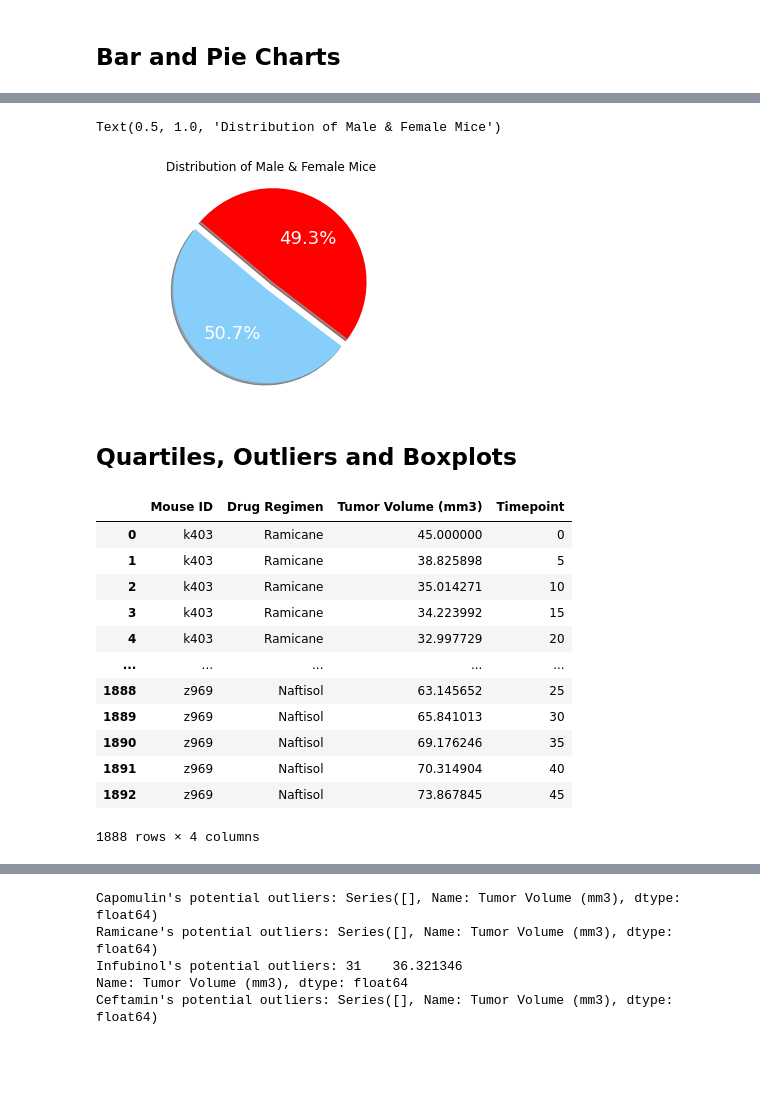
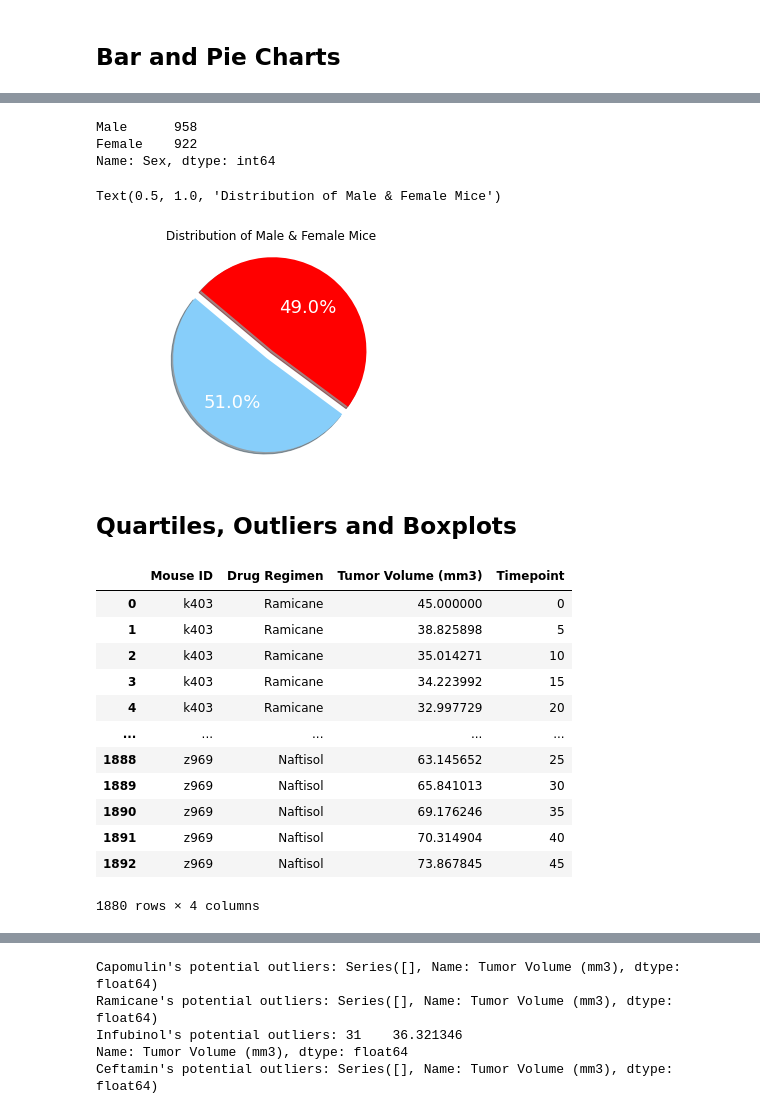
Before and after one commit to dorisakpovwa/Matplotlib_challenge, a Jupyter notebook: Pymaceuticals/pymaceuticals_starter.ipynb, the cells around one changed output, grey strips where cells are left out. Cells and saved outputs as stored; diff of their text form; code cells hidden in the pictures; blank space fills up the shorter version.

```diff
--- a/Pymaceuticals/pymaceuticals_starter.ipynb
+++ b/Pymaceuticals/pymaceuticals_starter.ipynb
@@ -311,28 +247,32 @@ plt.show()
 # %%
-newmousedata_pie_py= newmousedata['Sex'].value_counts()
+newmousedata_pie_py= clean_mousedata['Sex'].value_counts()
+newmousedata_pie_py
+# %% [output]
+Male      958
+Female    922
+Name: Sex, dtype: int64
 # %%
 #create the piechart based upon the values below
 # Automatically find the percentage of each part of the pie chart
 Mice = ["Male", "Female"]
-Number = [958, 930]
+Number = [958, 922]
 colors = ["lightskyblue", "red"]
 # separate the male section in the pie chart
 explode = (0.1, 0)
 plt.pie(Number, explode=explode, labels=Mice, colors=colors, autopct="%1.1f%%", shadow=True, startangle=140, textprops={"color":"w", "size":18})
 plt.axis("equal")
 plt.title ("Distribution of Male & Female Mice")
 # %% [output]
 Text(0.5, 1.0, 'Distribution of Male & Female Mice')
-[figure, old version]
+[figure, new version]
 # %% [markdown]
 ## Quartiles, Outliers and Boxplots
 # %%
 # Calculate the final tumor volume of each mouse across four of the treatment regimens:
 # Capomulin, Ramicane, Infubinol, and Ceftamin
-# Start by getting the last (greatest) timepoint for each mouse
 
 # filter the dataframe down to relevant columns for the chart: Drug Regimen & Timepoint
-newmousedata_tvol = newmousedata[['Mouse ID', 'Drug Regimen', 'Tumor Volume (mm3)', 'Timepoint']]
+newmousedata_tvol = clean_mousedata[['Mouse ID', 'Drug Regimen', 'Tumor Volume (mm3)', 'Timepoint']]
 newmousedata_tvol
 # %% [output]
 |  | Mouse ID | Drug Regimen | Tumor Volume (mm3) | Timepoint |
@@ -347,5 +287,5 @@ newmousedata_tvol
 | 1890 | z969 | Naftisol | 69.176246 | 35 |
 | 1891 | z969 | Naftisol | 70.314904 | 40 |
 | 1892 | z969 | Naftisol | 73.867845 | 45 |
-1888 rows × 4 columns
+1880 rows × 4 columns
 # %%
```
Also changed, not shown: parts of 35 cells of this notebook.
